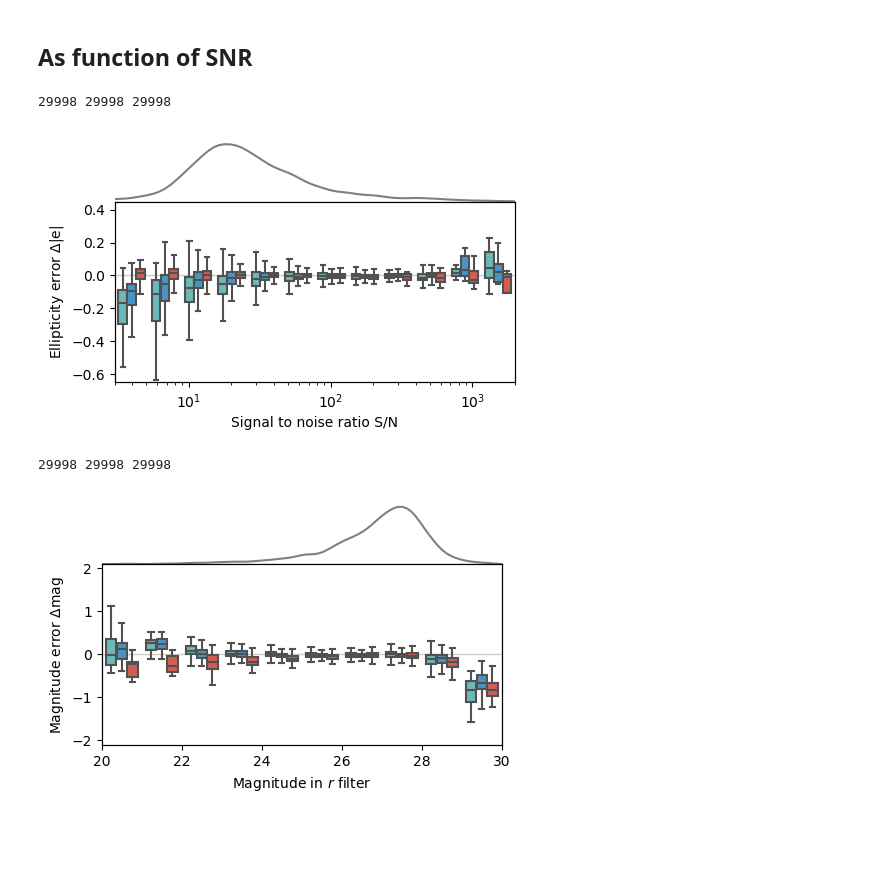
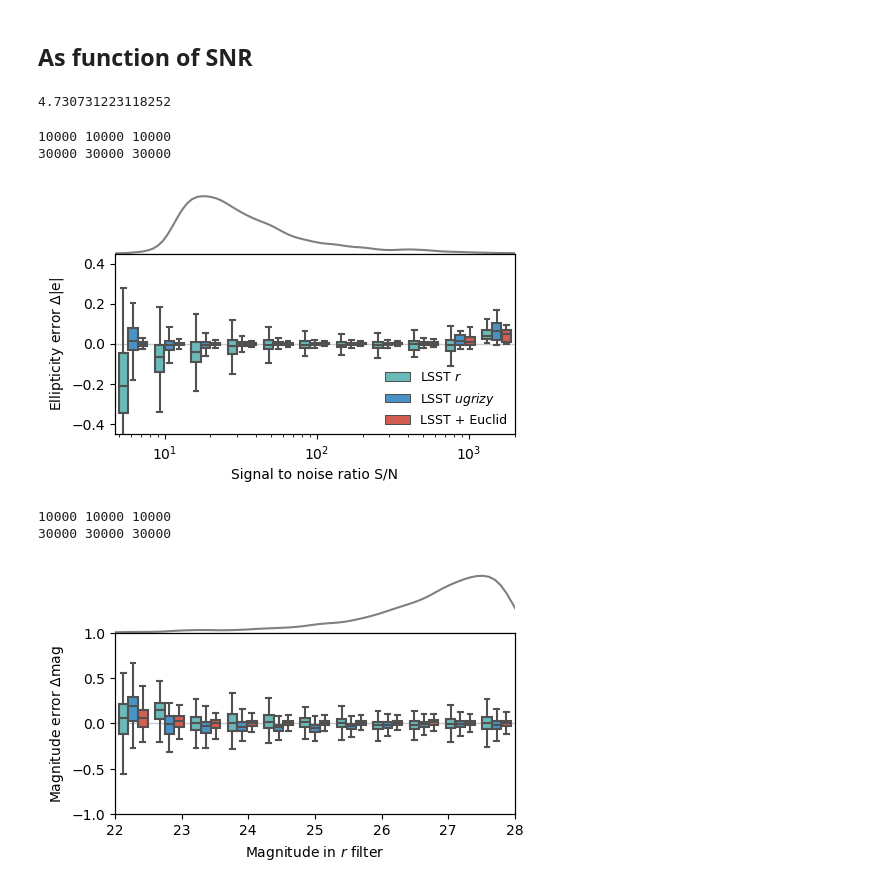
Before and after one commit to LSSTDESC/DeblenderVAE, a Jupyter notebook: notebooks/Plots_for_paper/Plots_VAE_results.ipynb, the cells around one changed output. Saved outputs shown, nothing was run; the diff lists cells and outputs as text; code cells hidden in the pictures; blank space fills up the shorter version.

Commit message:
updates for tests and plots for paper

```diff
--- a/notebooks/Plots_for_paper/Plots_VAE_results.ipynb
+++ b/notebooks/Plots_for_paper/Plots_VAE_results.ipynb
@@ -506,7 +546,7 @@ ax.set_xlabel('$|e|$ [input]')
 ax.set_ylabel('$|e|$ [output]')
 ax.set_title('$|e|$')
 
-
+emax = 0.5
 ax = fig.add_subplot(144, aspect='equal')
 
 bins = np.linspace(-emax,emax,20)
@@ -607,6 +647,7 @@ def boxplot(v,p,
 
     param_bins = np.digitize(np.concatenate(params_new, axis = 0), bins)
 
+    print(len(v[0]), len(v[1]), len(v[2]))
     v_conc = np.concatenate(v, axis = 0)
 
     exp = []
@@ -619,7 +660,7 @@ def boxplot(v,p,
 
     fig, axes = plt.subplots(2,1, figsize=(4,3), gridspec_kw={'height_ratios': [1, 3]})
     fig.tight_layout()
-    fig.subplots_adjust(right=1, left=0,hspace=0,wspace=0.1)
+    fig.subplots_adjust(right=1, left=0,hspace=0,wspace=1)
 
     if x_scale == 'log':
         sns.distplot(np.log10(new_p), ax = axes[0], hist = False, color = 'grey')
@@ -642,8 +683,7 @@ def boxplot(v,p,
 
     axes[1].set_ylabel(y_label)
     axes[1].set_xticks([])
-    #handles, _ = axes[1].get_legend_handles_labels()
-    #axes[1].legend(handles, None)
+    axes[1].legend(fontsize = 9, frameon = False, loc ='lower right', borderpad = 0.1)
     if legend_remove :
         axes[1].legend_.remove()
     axes[1].set_ylim(ylim)
@@ -655,27 +695,39 @@ def boxplot(v,p,
     ax.xaxis.tick_bottom()
     ax.set_xlabel(x_label)
     ax.xaxis.set_label_position('bottom')
+
+    return fig
+# %%
+np.min(df['SNR_peak'])
+# %% [output]
+4.730731223118252
 # %%
-boxplot([delta_e_r, delta_e_lsst, delta_e_lsst_euclid],
+fig = boxplot([delta_e_r, delta_e_lsst, delta_e_lsst_euclid],
          'SNR_peak',
          indices = [indices_r,indices_lsst, indices_lsst_euclid],
          legend = ['LSST $r$', 'LSST $ugrizy$', 'LSST + Euclid'],
-         xlim = (3.01, 2000),ylim = (-0.65, 0.45), x_scale = 'log',
+         xlim = (4.7, 2000),ylim = (-0.45, 0.45), x_scale = 'log',
          x_label='Signal to noise ratio S/N', y_label = 'Ellipticity error $\Delta$|e|',
-         errors = [[], [], [4751, 6460]],
-         legend_remove = True )
+         errors = [[], [], []],
+         legend_remove = False )
+
+fig.savefig('figures/vae_deltaE_SNR.pdf', dpi = 300)
 # %% [output]
-29998 29998 29998
+10000 10000 10000
+30000 30000 30000
-[figure, old version]
+[figure, new version]
 # %%
-boxplot([delta_mag_r, delta_mag_lsst, delta_mag_lsst_euclid],
+fig = boxplot([delta_mag_r, delta_mag_lsst, delta_mag_lsst_euclid],
          'SNR',
          indices = [indices_r,indices_lsst, indices_lsst_euclid],
          legend = ['LSST $r$', 'LSST $ugrizy$', 'LSST + Euclid'],
-         xlim = (20, 30),ylim = (-2.1, 2.1), x_scale = None,
+         xlim = (22, 28),ylim = (-1., 1.), x_scale = None,
          x_label='Magnitude in $r$ filter', y_label = 'Magnitude error $\Delta$mag',
-         errors = [[], [], [4751, 6460]],
+         errors = [[], [], []],
          legend_remove = True )
+
+fig.savefig('figures/vae_deltaMag_mag.pdf', dpi = 300)
 # %% [output]
-29998 29998 29998
+10000 10000 10000
+30000 30000 30000
-[figure, old version]
+[figure, new version]
```
Also changed, not shown: parts of 21 cells of this notebook, 53 other files.
